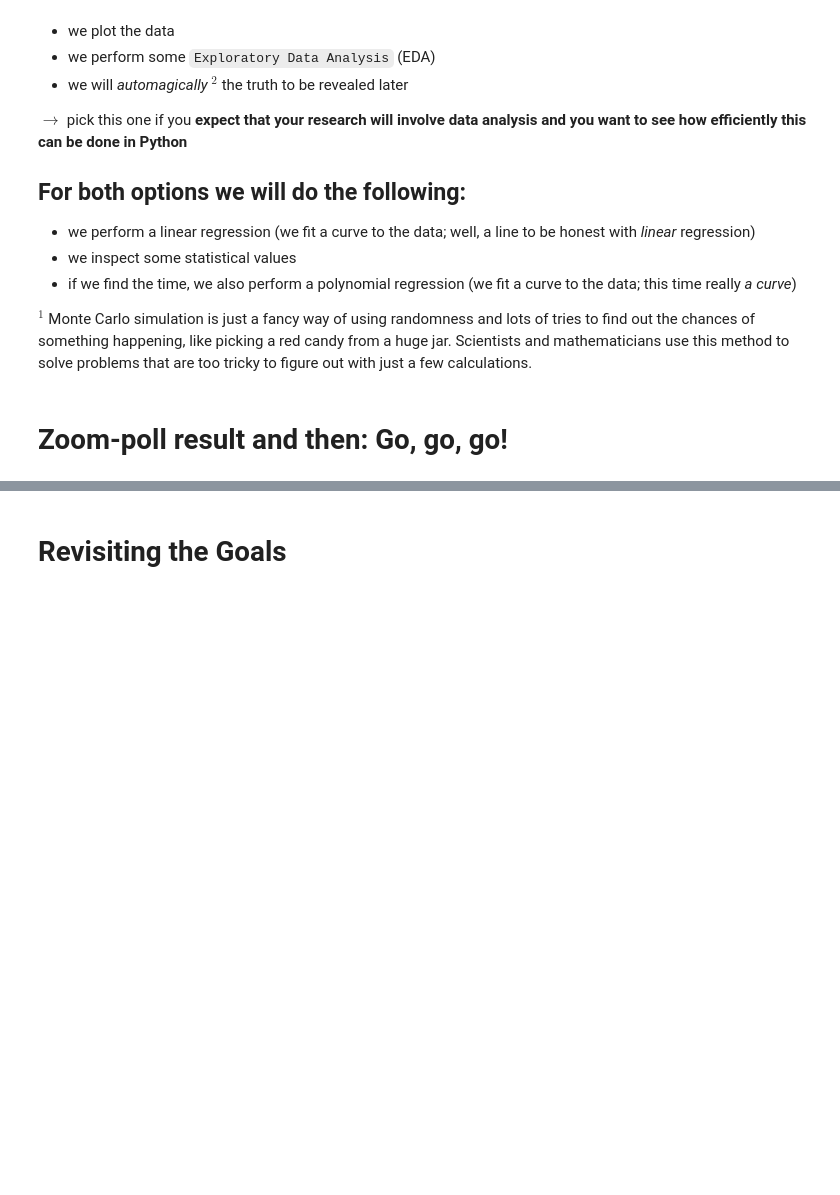
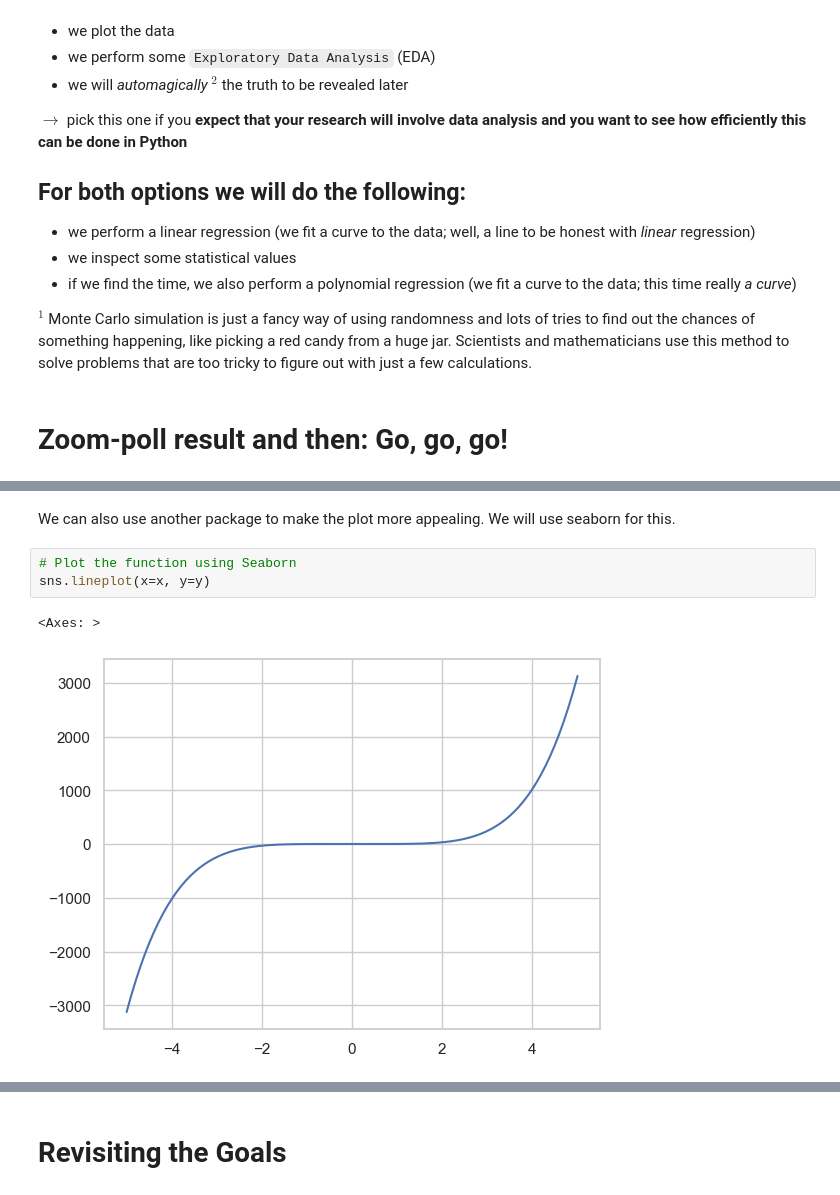
Before and after one commit to UoA-eResearch/ResBaz24Python, a Jupyter notebook: IntroductionToPython.ipynb, the cells around one changed output, grey strips where cells are left out. Cells and saved outputs as stored; diff of their text form; blank space fills up the shorter version.

```diff
--- a/IntroductionToPython.ipynb
+++ b/IntroductionToPython.ipynb
@@ -286,0 +475,8 @@ import pandas as pd
+# %% [markdown]
+We can also use another package to make the plot more appealing. We will use seaborn for this.
+# %%
+# Plot the function using Seaborn
+sns.lineplot(x=x, y=y)
+# %% [output]
+<Axes: >
+[figure, added]
```
Also changed, not shown: parts of 33 cells of this notebook, 1 other file.
